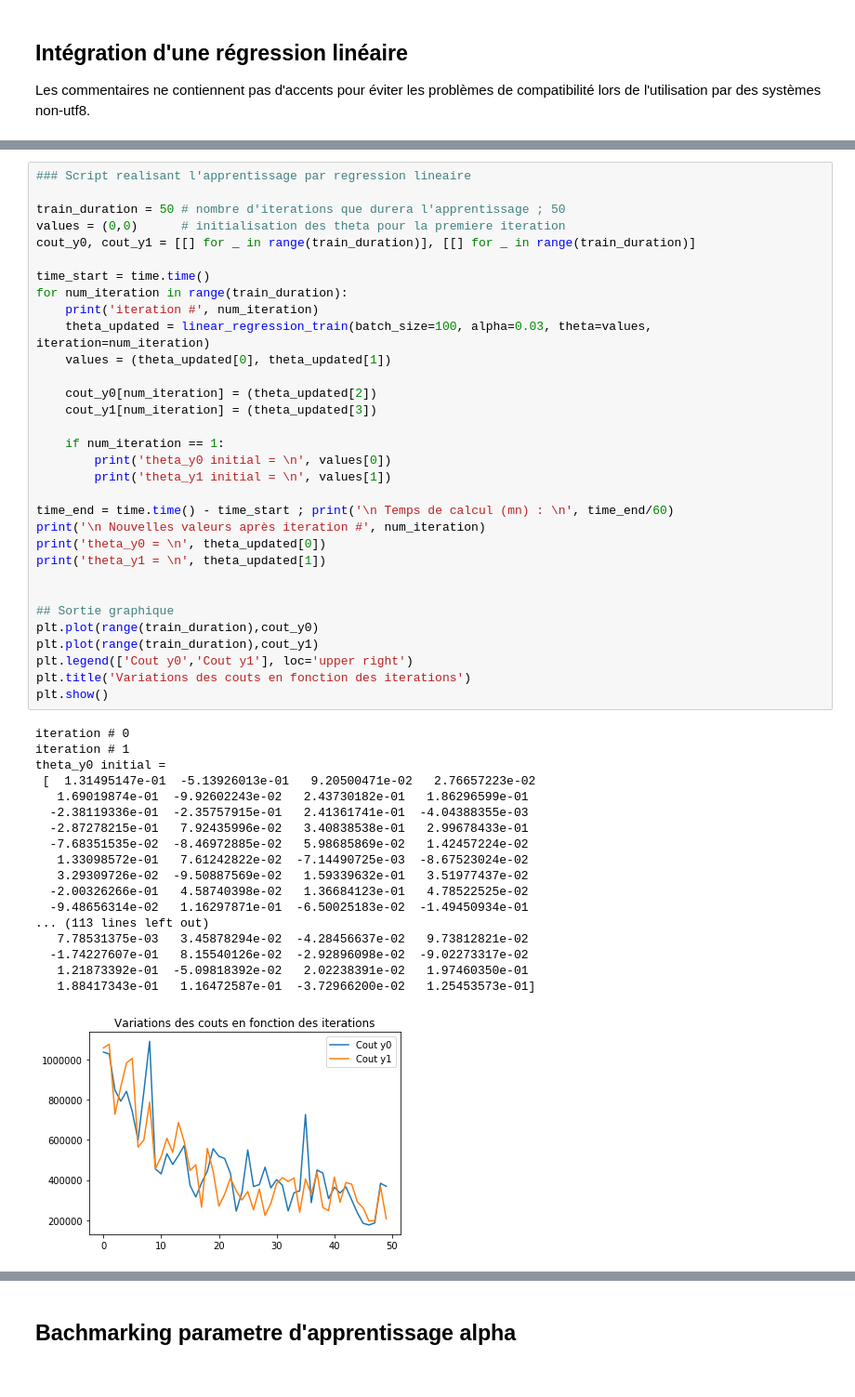
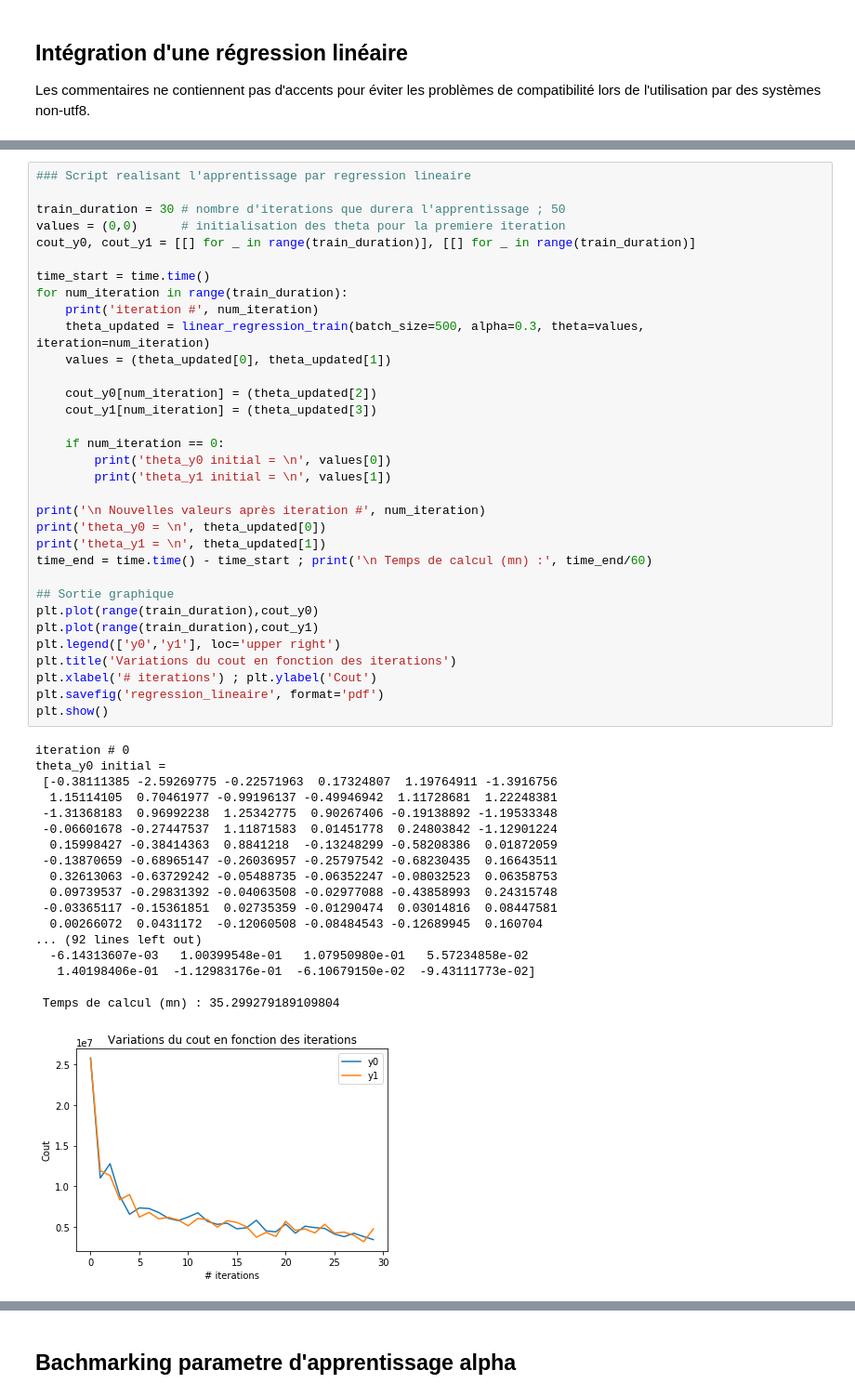
Before and after one commit to pierrealbiges/ActiveVision, a Jupyter notebook: Notebooks/Waveimage-tensorflow-pow3-encoding_P3ver.ipynb, the cells around one changed output, grey strips where cells are left out. Shown at 93% size. Drawn from its saved outputs; the diff is of its cells as text.

Commit message:
Ajout de graphiques

```diff
--- a/Notebooks/Waveimage-tensorflow-pow3-encoding_P3ver.ipynb
+++ b/Notebooks/Waveimage-tensorflow-pow3-encoding_P3ver.ipynb
@@ -448,51 +448,52 @@ def linear_regression_train(batch_size, # taille de l'echantillon d'apprentissag
 # %%
 ### Script realisant l'apprentissage par regression lineaire
 
-train_duration = 50 # nombre d'iterations que durera l'apprentissage ; 50
+train_duration = 30 # nombre d'iterations que durera l'apprentissage ; 50
 values = (0,0)      # initialisation des theta pour la premiere iteration
 cout_y0, cout_y1 = [[] for _ in range(train_duration)], [[] for _ in range(train_duration)]
 
 time_start = time.time()
 for num_iteration in range(train_duration):
     print('iteration #', num_iteration)
-    theta_updated = linear_regression_train(batch_size=100, alpha=0.03, theta=values, iteration=num_iteration)
+    theta_updated = linear_regression_train(batch_size=500, alpha=0.3, theta=values, iteration=num_iteration)
     values = (theta_updated[0], theta_updated[1])
 
     cout_y0[num_iteration] = (theta_updated[2])
     cout_y1[num_iteration] = (theta_updated[3])
 
-    if num_iteration == 1:
+    if num_iteration == 0:
         print('theta_y0 initial = \n', values[0])
         print('theta_y1 initial = \n', values[1])
 
-time_end = time.time() - time_start ; print('\n Temps de calcul (mn) : \n', time_end/60)
 print('\n Nouvelles valeurs après iteration #', num_iteration)
 print('theta_y0 = \n', theta_updated[0])
 print('theta_y1 = \n', theta_updated[1])
-
+time_end = time.time() - time_start ; print('\n Temps de calcul (mn) :', time_end/60)
 
 ## Sortie graphique
 plt.plot(range(train_duration),cout_y0)
 plt.plot(range(train_duration),cout_y1)
-plt.legend(['Cout y0','Cout y1'], loc='upper right')
-plt.title('Variations des couts en fonction des iterations')
+plt.legend(['y0','y1'], loc='upper right')
+plt.title('Variations du cout en fonction des iterations')
+plt.xlabel('# iterations') ; plt.ylabel('Cout')
+plt.savefig('regression_lineaire', format='pdf')
 plt.show()
 # %% [output]
 iteration # 0
-iteration # 1
 theta_y0 initial =
- [  1.31495147e-01  -5.13926013e-01   9.20500471e-02   2.76657223e-02
-   1.69019874e-01  -9.92602243e-02   2.43730182e-01   1.86296599e-01
-  -2.38119336e-01  -2.35757915e-01   2.41361741e-01  -4.04388355e-03
-  -2.87278215e-01   7.92435996e-02   3.40838538e-01   2.99678433e-01
-  -7.68351535e-02  -8.46972885e-02   5.98685869e-02   1.42457224e-02
-   1.33098572e-01   7.61242822e-02  -7.14490725e-03  -8.67523024e-02
-   3.29309726e-02  -9.50887569e-02   1.59339632e-01   3.51977437e-02
-  -2.00326266e-01   4.58740398e-02   1.36684123e-01   4.78522525e-02
-  -9.48656314e-02   1.16297871e-01  -6.50025183e-02  -1.49450934e-01
-... (113 lines left out)
-   7.78531375e-03   3.45878294e-02  -4.28456637e-02   9.73812821e-02
-  -1.74227607e-01   8.15540126e-02  -2.92896098e-02  -9.02273317e-02
-   1.21873392e-01  -5.09818392e-02   2.02238391e-02   1.97460350e-01
-   1.88417343e-01   1.16472587e-01  -3.72966200e-02   1.25453573e-01]
+ [-0.38111385 -2.59269775 -0.22571963  0.17324807  1.19764911 -1.3916756
+  1.15114105  0.70461977 -0.99196137 -0.49946942  1.11728681  1.22248381
+ -1.31368183  0.96992238  1.25342775  0.90267406 -0.19138892 -1.19533348
+ -0.06601678 -0.27447537  1.11871583  0.01451778  0.24803842 -1.12901224
+  0.15998427 -0.38414363  0.8841218  -0.13248299 -0.58208386  0.01872059
+ -0.13870659 -0.68965147 -0.26036957 -0.25797542 -0.68230435  0.16643511
+  0.32613063 -0.63729242 -0.05488735 -0.06352247 -0.08032523  0.06358753
+  0.09739537 -0.29831392 -0.04063508 -0.02977088 -0.43858993  0.24315748
+ -0.03365117 -0.15361851  0.02735359 -0.01290474  0.03014816  0.08447581
+  0.00266072  0.0431172  -0.12060508 -0.08484543 -0.12689945  0.160704
+... (92 lines left out)
+  -6.14313607e-03   1.00399548e-01   1.07950980e-01   5.57234858e-02
+   1.40198406e-01  -1.12983176e-01  -6.10679150e-02  -9.43111773e-02]
+
+ Temps de calcul (mn) : 35.299279189109804
-[figure, old version]
+[figure, new version]
```
Also changed, not shown: parts of 3 cells of this notebook.
